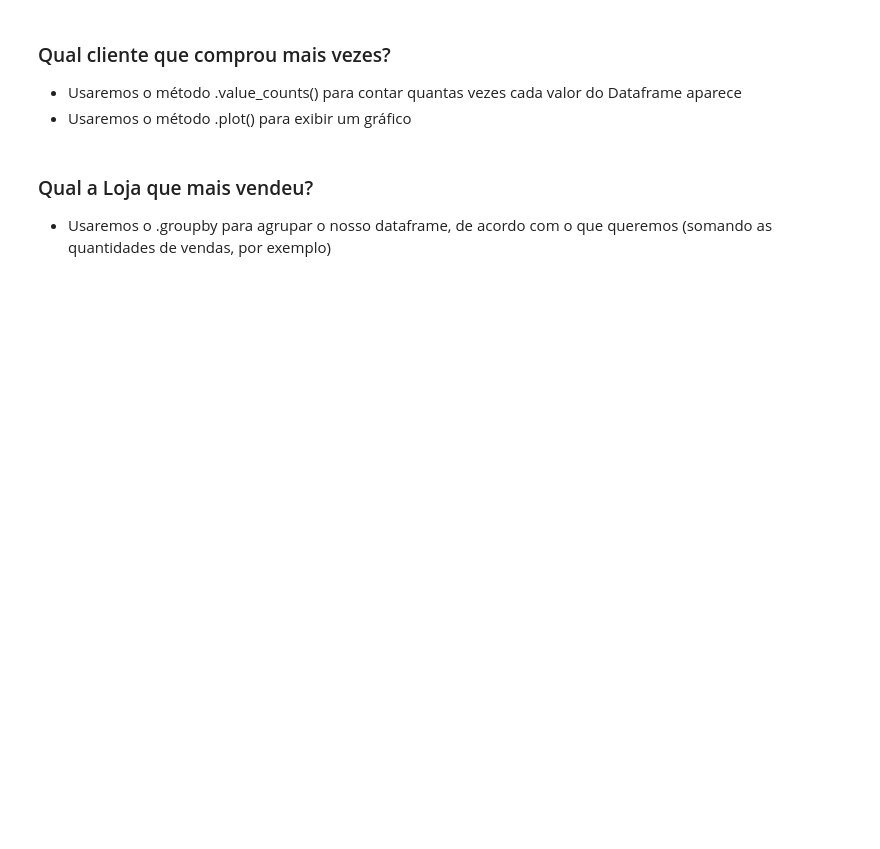
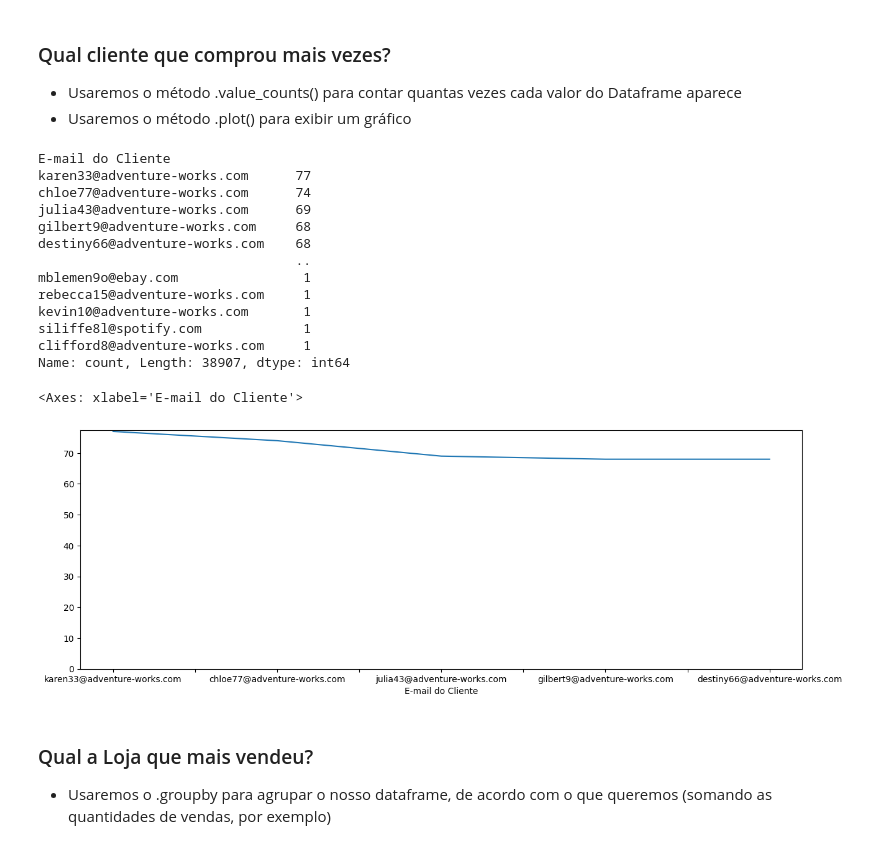
Before and after one commit to emirfadul/python_hashtag, a Jupyter notebook: modulo 17 - pandas/Arquivo Inicial.ipynb, the cells around one changed output. Cells and saved outputs as stored; diff of their text form; code cells hidden in the pictures; blank space fills up the shorter version.

```diff
--- a/modulo 17 - pandas/Arquivo Inicial.ipynb
+++ b/modulo 17 - pandas/Arquivo Inicial.ipynb
@@ -15,19 +15,19 @@ Se quiser personalizar mais do que o padrão do pandas, importe o matplotlib e u
 # %%
 import pandas as pd
 #importando os arquivos
-vendas_df = pd.read_csv(r'Contoso - Vendas - 2017.csv', sep=';', encoding='latin1')
-produtos_df = pd.read_csv(r'Contoso - Cadastro Produtos.csv', sep=';', encoding='latin1')
-loja_df= pd.read_csv(r'Contoso - Lojas.csv', sep=';', encoding='latin1')
-clientes_df = pd.read_csv(r'Contoso - Clientes.csv', sep=';', encoding='latin1')
+vendas_df = pd.read_csv('Contoso - Vendas - 2017.csv', sep=';', encoding='latin1')
+produtos_df = pd.read_csv('Contoso - Cadastro Produtos.csv', sep=';', encoding='latin1')
+loja_df = pd.read_csv('Contoso - Lojas.csv', sep=';', encoding='latin1')
+clientes_df = pd.read_csv('Contoso - Clientes.csv', sep=';', encoding='latin1')
 
 #limpando apenas as colunas que queremos
-# clientes_df = clientes_df[['ID Cliente', 'E-mail']]
-# produtos_df = produtos_df[['ID Produto', 'Nome do Produto']]
-#lojas_df = lojas_df[['ID Loja', 'Nome da Loja']]
+clientes_df = clientes_df[['ID Cliente', 'E-mail']]
+produtos_df = produtos_df[['ID Produto', 'Nome do Produto']]
+loja_df = loja_df[['ID Loja', 'Nome da Loja']]
 
 #mesclando e renomeando os dataframes
 vendas_df = vendas_df.merge(produtos_df, on='ID Produto')
-#vendas_df = vendas_df.merge(lojas_df, on='ID Loja')
+vendas_df = vendas_df.merge(loja_df, on='ID Loja')
 vendas_df = vendas_df.merge(clientes_df, on='ID Cliente').rename(columns={'E-mail': 'E-mail do Cliente'})
 display(vendas_df)
 # %% [output]
@@ -37,6 +49,27 @@ KeyError: 'ID Cliente'
 
 - Usaremos o método .value_counts() para contar quantas vezes cada valor do Dataframe aparece
 - Usaremos o método .plot() para exibir um gráfico
+# %%
+frequencia_clientes = vendas_df['E-mail do Cliente'].value_counts()
+display(frequencia_clientes)
+
+frequencia_clientes[:5].plot(figsize=(15,5), yticks=range(0, 80, 10))
+# %% [output]
+E-mail do Cliente
+karen33@adventure-works.com      77
+chloe77@adventure-works.com      74
+julia43@adventure-works.com      69
+gilbert9@adventure-works.com     68
+destiny66@adventure-works.com    68
+                                 ..
+mblemen9o@ebay.com                1
+rebecca15@adventure-works.com     1
+kevin10@adventure-works.com       1
+siliffe8l@spotify.com             1
+clifford8@adventure-works.com     1
+Name: count, Length: 38907, dtype: int64
+<Axes: xlabel='E-mail do Cliente'>
+[figure, added]
 # %% [markdown]
 ### Qual a Loja que mais vendeu?
 
```
Also changed, not shown: parts of 7 cells of this notebook, 5 other files.
